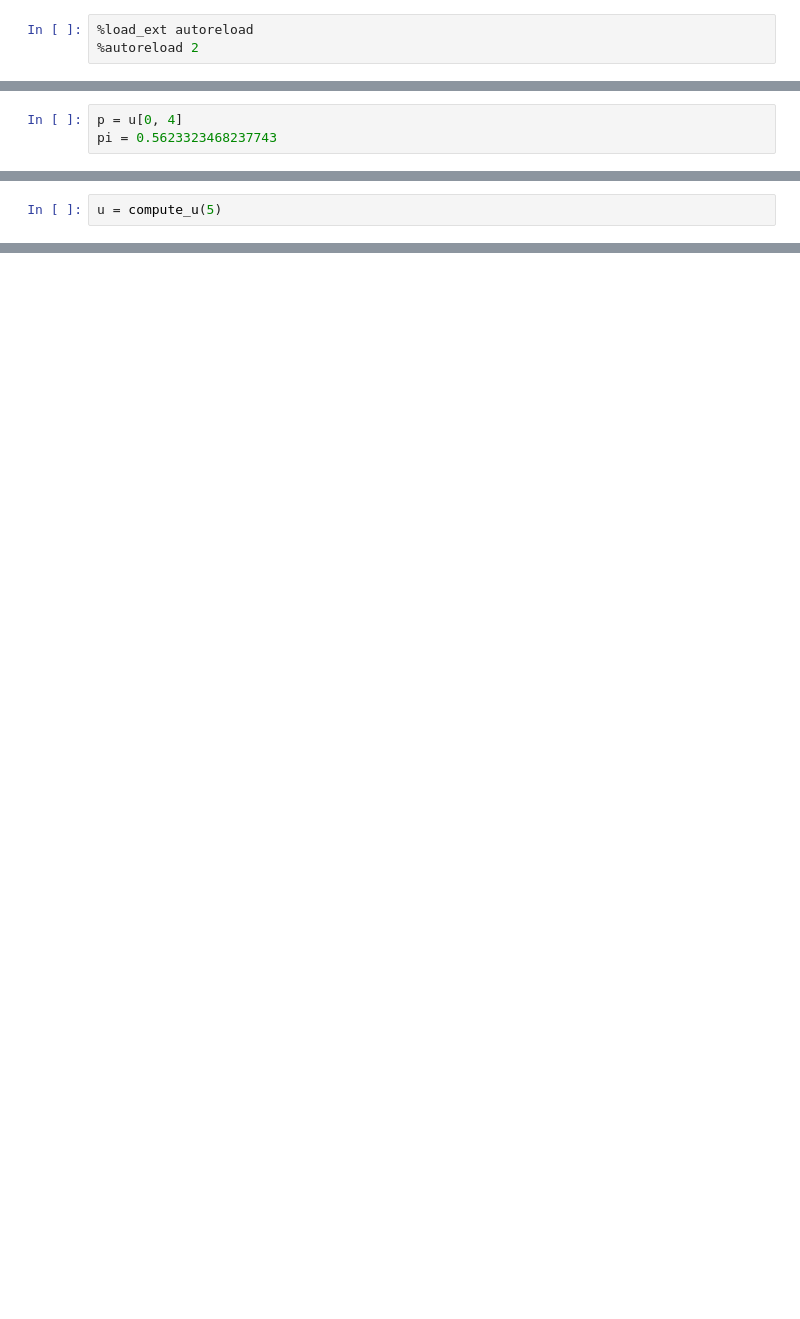
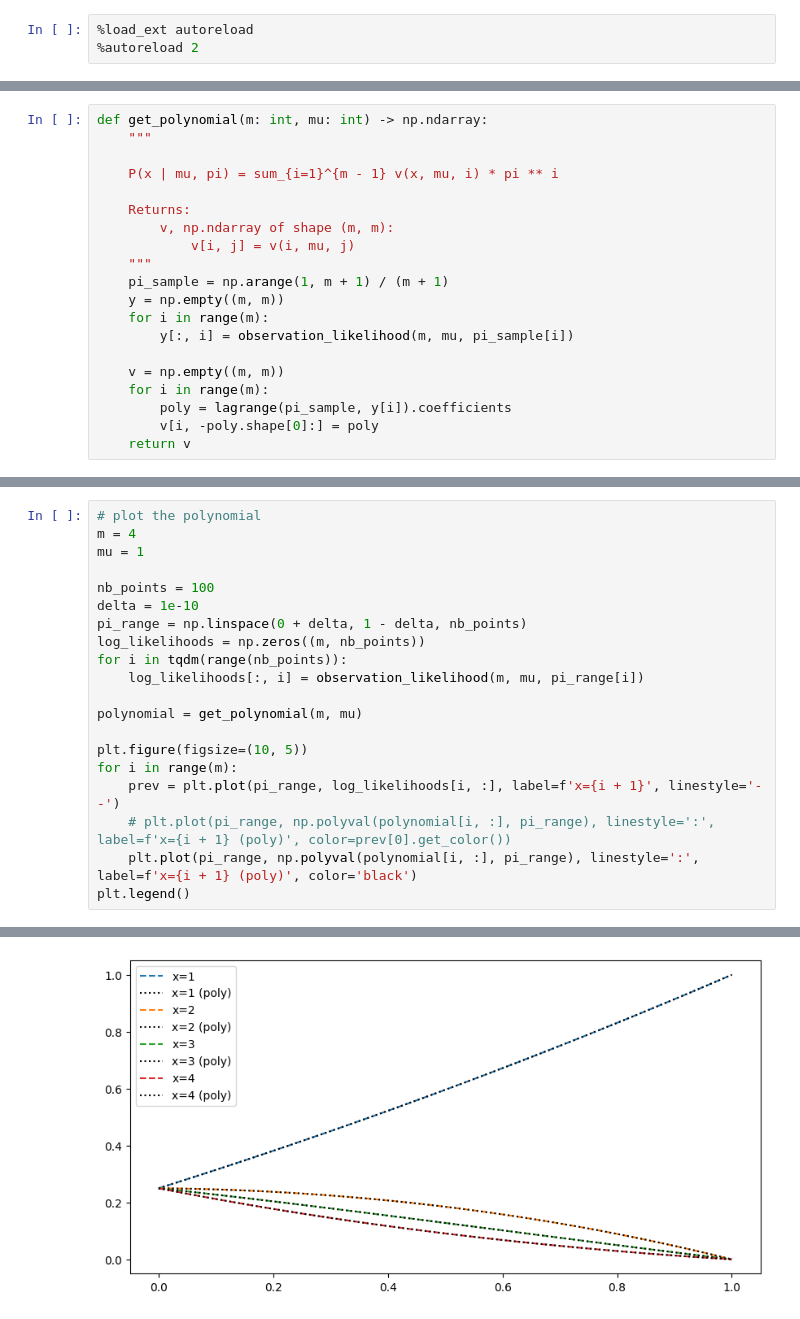
Before and after one commit to Thomick/Ordinal-data-clustering, a Jupyter notebook: notebooks/debug_god_model_estimator.ipynb, the cells around one changed output, grey strips where cells are left out. Cells and saved outputs as stored; diff of their text form; blank space fills up the shorter version.

```diff
--- a/notebooks/debug_god_model_estimator.ipynb
+++ b/notebooks/debug_god_model_estimator.ipynb
@@ -315,3 +3,0 @@ likelihood_distribution_xs_given_pi(M, xs, pi=0.6).argmax() + 1
-# %%
-p = u[0, 4]
-pi = 0.5623323468237743
@@ -329,2 +3,0 @@ evaluate_polynomial()
-# %%
-u = compute_u(5)
@@ -724,0 +241,20 @@ NameError: name 'result' is not defined
+# %%
+def get_polynomial(m: int, mu: int) -> np.ndarray:
+    """
+
+    P(x | mu, pi) = sum_{i=1}^{m - 1} v(x, mu, i) * pi ** i
+
+    Returns:
+        v, np.ndarray of shape (m, m):
+            v[i, j] = v(i, mu, j)
+    """
+    pi_sample = np.arange(1, m + 1) / (m + 1)
+    y = np.empty((m, m))
+    for i in range(m):
+        y[:, i] = observation_likelihood(m, mu, pi_sample[i])
+
+    v = np.empty((m, m))
+    for i in range(m):
+        poly = lagrange(pi_sample, y[i]).coefficients
+        v[i, -poly.shape[0]:] = poly
+    return v
@@ -724,0 +271,21 @@ NameError: name 'result' is not defined
+# %%
+# plot the polynomial
+m = 4
+mu = 1
+
+nb_points = 100
+delta = 1e-10
+pi_range = np.linspace(0 + delta, 1 - delta, nb_points)
+log_likelihoods = np.zeros((m, nb_points))
+for i in tqdm(range(nb_points)):
+    log_likelihoods[:, i] = observation_likelihood(m, mu, pi_range[i])
+
+polynomial = get_polynomial(m, mu)
+
+plt.figure(figsize=(10, 5))
+for i in range(m):
+    prev = plt.plot(pi_range, log_likelihoods[i, :], label=f'x={i + 1}', linestyle='--')
+    # plt.plot(pi_range, np.polyval(polynomial[i, :], pi_range), linestyle=':', label=f'x={i + 1} (poly)', color=prev[0].get_color())
+    plt.plot(pi_range, np.polyval(polynomial[i, :], pi_range), linestyle=':', label=f'x={i + 1} (poly)', color='black')
+plt.legend()
+# %% [output]
@@ -724,0 +293 @@ NameError: name 'result' is not defined
+[figure, added]
```
Also changed, not shown: parts of 99 cells of this notebook, 1 other file.
